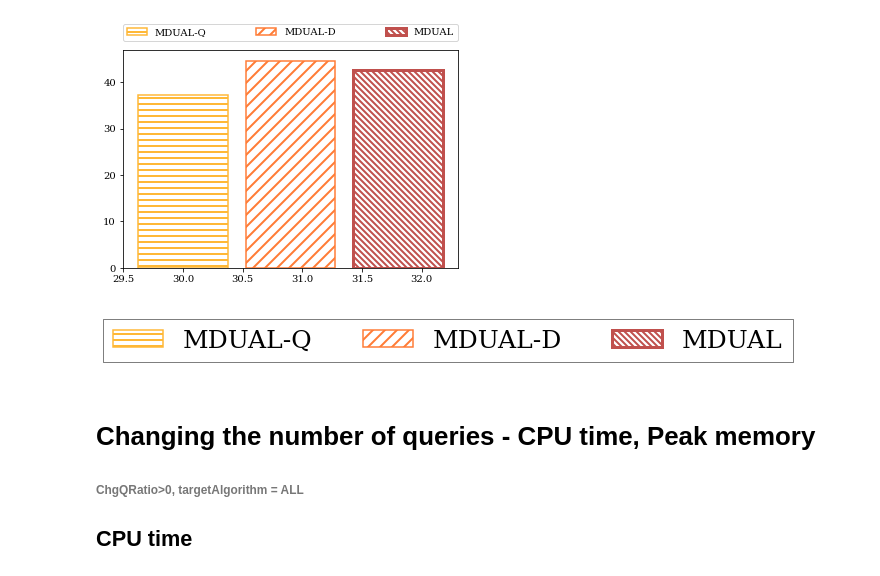
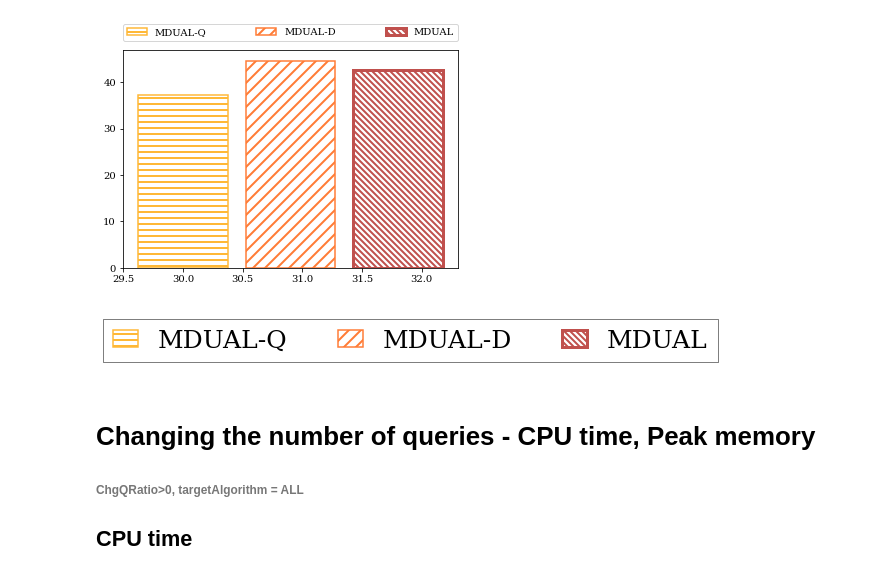
Before and after one commit to YoojuShin/SIGMOD2021LogScript, a Jupyter notebook: figure_script.ipynb, the cells around one changed output. Saved outputs shown, nothing was run; the diff lists cells and outputs as text; code cells hidden in the pictures.

```diff
--- a/figure_script.ipynb
+++ b/figure_script.ipynb
@@ -585,23 +585,23 @@ legend = ax.legend(handles=bars,labels=target_alg_ours,\
 # %%
 figsize = (10, 1)
 fig_leg = plt.figure(figsize=figsize)
 ax_leg = fig_leg.add_subplot(111)
 # add the legend from the previous axes
 legend = ax_leg.legend(handles=bars,labels=target_alg_ours, loc='center', ncol=len(target_alg_ours), \
-                facecolor='white', framealpha=1,edgecolor='black', fancybox = False,handlelength = 2,\
+                facecolor='white', framealpha=1,edgecolor='black', fancybox = False,handlelength = 1,\
               prop={'size':25}
               )
 # hide the axes frame and the x/y labels
 ax_leg.axis('off')
 legend.get_frame().set_linewidth(0.5)
 fig_leg.savefig("Figures/"+'Grouping_Legend.pdf', bbox_inches='tight', format='pdf')
 
 # ax_leg.legend(handles=bars,labels=cx_params_space, loc='center', ncol=len(cx_params_space), \
 #                 facecolor='white', framealpha=1, edgecolor='black', fancybox = False, handlelength =1,\
 #               prop={'size':20}
 #               )
 # %% [output]
-[figure, old version]
+[figure, new version]
 # %% [markdown]
 # Changing the number of queries - CPU time, Peak memory
 ###### ChgQRatio>0, targetAlgorithm = ALL
```
Also changed, not shown: 59 other files.
